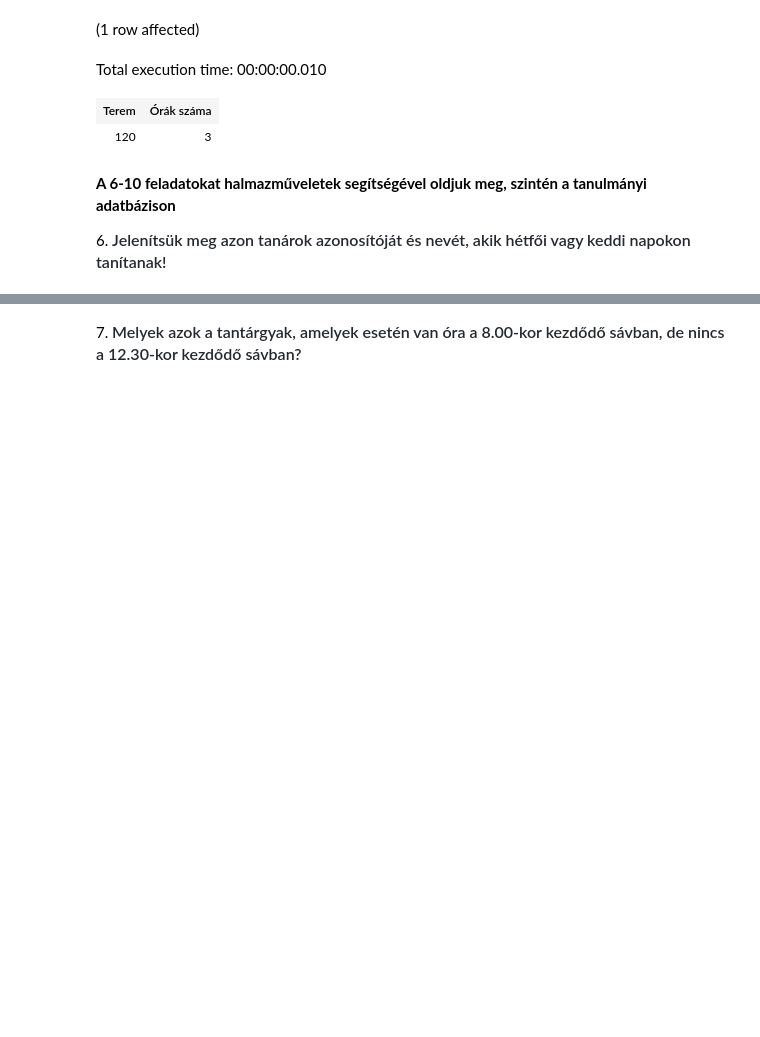
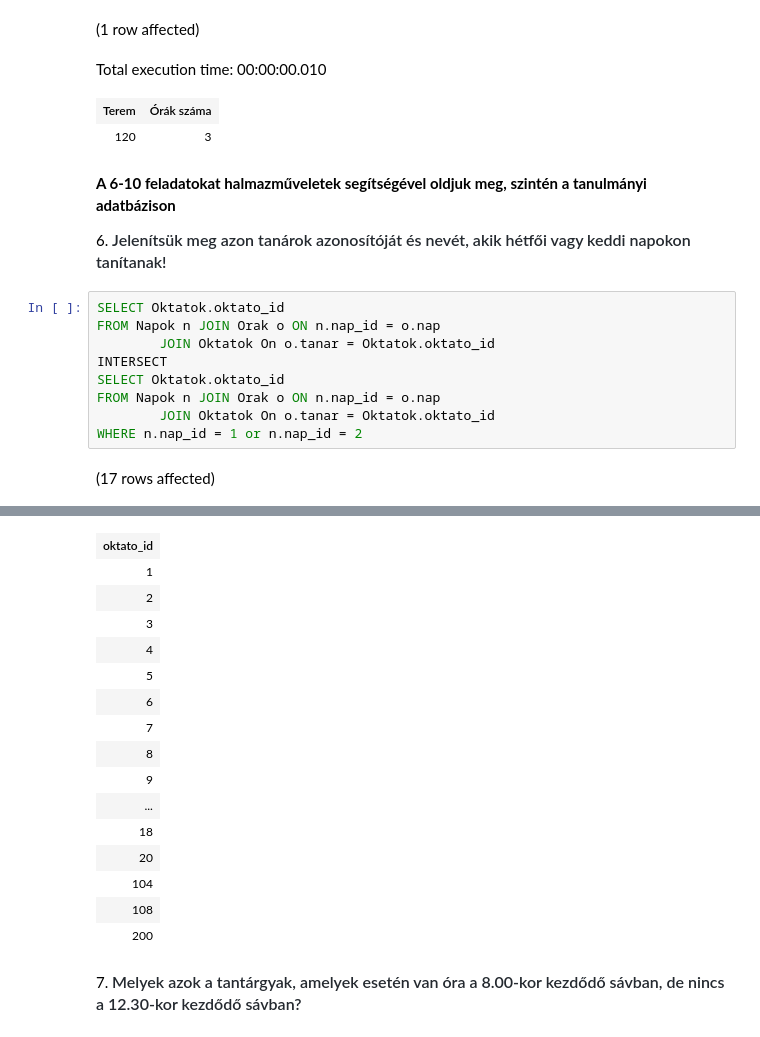
Before and after one commit to csokibalazs/SQLGyak, a Jupyter notebook: gyakorlat03_feladatok.ipynb, the cells around one changed output, grey strips where cells are left out. Drawn from its saved outputs; the diff is of its cells as text; blank space fills up the shorter version.

```diff
--- a/gyakorlat03_feladatok.ipynb
+++ b/gyakorlat03_feladatok.ipynb
@@ -108,3 +108,14 @@ Total execution time: 00:00:00.010
 **A 6-10 feladatokat halmazműveletek segítségével oldjuk meg, szintén a tanulmányi adatbázison**
 
 6. <span style="background-color:rgb(255, 255, 255);color:rgb(36, 41, 47);font-family:-apple-system, BlinkMacSystemFont, &quot;Segoe UI&quot;, Helvetica, Arial, sans-serif, &quot;Apple Color Emoji&quot;, &quot;Segoe UI Emoji&quot;;font-size:16px;font-weight:600;">Jelenítsük meg azon tanárok azonosítóját és nevét, akik hétfői vagy keddi napokon tanítanak!</span>
+# %%
+SELECT Oktatok.oktato_id
+FROM Napok n JOIN Orak o ON n.nap_id = o.nap
+        JOIN Oktatok On o.tanar = Oktatok.oktato_id
+INTERSECT
+SELECT Oktatok.oktato_id
+FROM Napok n JOIN Orak o ON n.nap_id = o.nap
+        JOIN Oktatok On o.tanar = Oktatok.oktato_id
+WHERE n.nap_id = 1 or n.nap_id = 2
+# %% [output]
+(17 rows affected)
@@ -111,2 +123,18 @@ Total execution time: 00:00:00.010
+| oktato_id |
+| 1 |
+| 2 |
+| 3 |
+| 4 |
+| 5 |
+| 6 |
+| 7 |
+| 8 |
+| 9 |
+| ... |
+| 18 |
+| 20 |
+| 104 |
+| 108 |
+| 200 |
 # %% [markdown]
 7. <span style="background-color: rgb(255, 255, 255); color: rgb(36, 41, 47); font-family: -apple-system, BlinkMacSystemFont, &quot;Segoe UI&quot;, Helvetica, Arial, sans-serif, &quot;Apple Color Emoji&quot;, &quot;Segoe UI Emoji&quot;; font-size: 16px; font-weight: 600;">Melyek azok a tantárgyak, amelyek esetén van óra a 8.00-kor kezdődő sávban, de nincs a 12.30-kor kezdődő sávban?</span>
```
Also changed, not shown: parts of 4 cells of this notebook, 1 other file.
